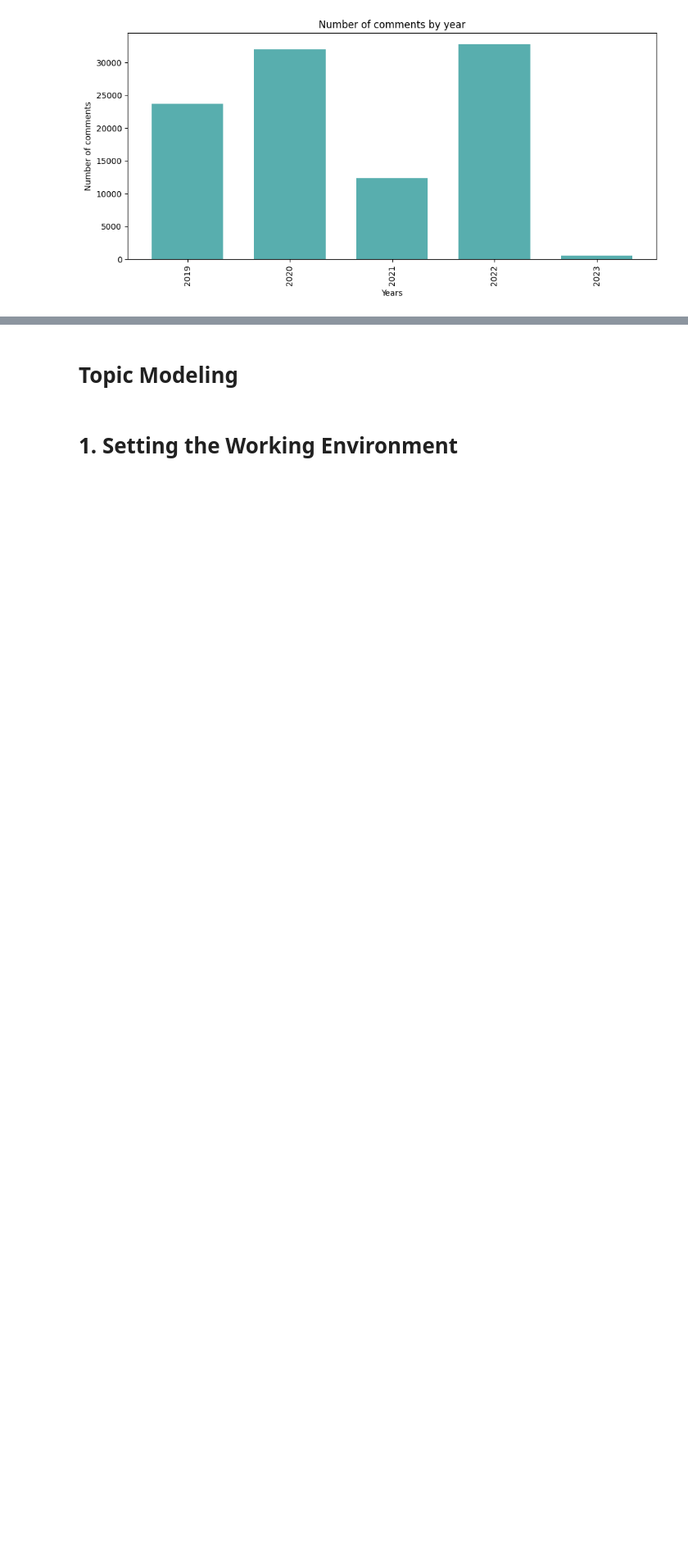
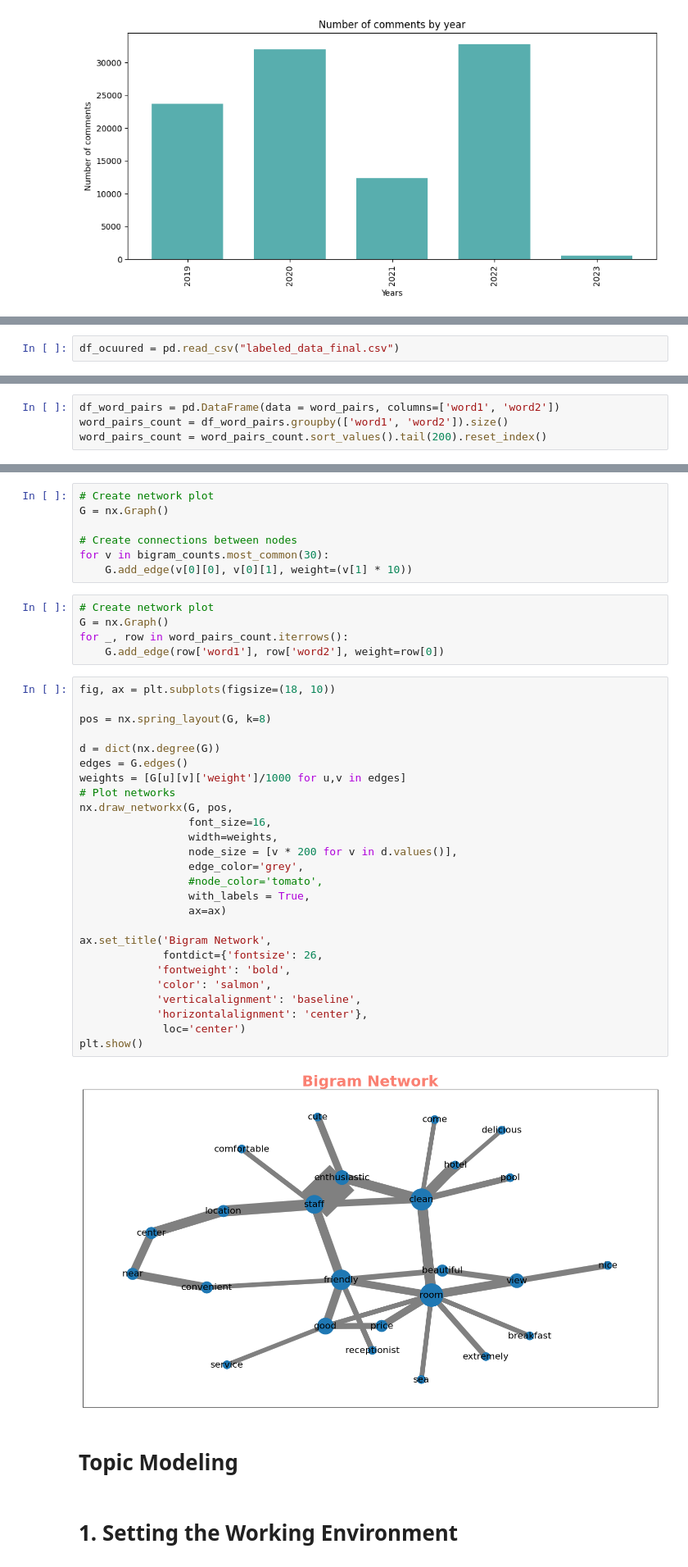
Before and after one commit to Tamuonanthit/NCKH_Airbnb, a Jupyter notebook: NCKH-1.ipynb, the cells around one changed output, grey strips where cells are left out. Shown at 82% size. Drawn from its saved outputs; the diff is of its cells as text; blank space fills up the shorter version.

```diff
--- a/NCKH-1.ipynb
+++ b/NCKH-1.ipynb
@@ -604,0 +668,2 @@ plt.show()
+# %%
+df_ocuured = pd.read_csv("labeled_data_final.csv")
@@ -604,0 +688,4 @@ plt.show()
+# %%
+df_word_pairs = pd.DataFrame(data = word_pairs, columns=['word1', 'word2'])
+word_pairs_count = df_word_pairs.groupby(['word1', 'word2']).size()
+word_pairs_count = word_pairs_count.sort_values().tail(200).reset_index()
@@ -605,3 +783,43 @@ plt.show()
+# %%
+# Create network plot
+G = nx.Graph()
+
+# Create connections between nodes
+for v in bigram_counts.most_common(30):
+    G.add_edge(v[0][0], v[0][1], weight=(v[1] * 10))
+# %%
+# Create network plot
+G = nx.Graph()
+for _, row in word_pairs_count.iterrows():
+    G.add_edge(row['word1'], row['word2'], weight=row[0])
+# %%
+fig, ax = plt.subplots(figsize=(18, 10))
+
+pos = nx.spring_layout(G, k=8)
+
+d = dict(nx.degree(G))
+edges = G.edges()
+weights = [G[u][v]['weight']/1000 for u,v in edges]
+# Plot networks
+nx.draw_networkx(G, pos,
+                 font_size=16,
+                 width=weights,
+                 node_size = [v * 200 for v in d.values()],
+                 edge_color='grey',
+                 #node_color='tomato',
+                 with_labels = True,
+                 ax=ax)
+
+ax.set_title('Bigram Network',
+             fontdict={'fontsize': 26,
+            'fontweight': 'bold',
+            'color': 'salmon',
+            'verticalalignment': 'baseline',
+            'horizontalalignment': 'center'},
+             loc='center')
+plt.show()
+# %% [output]
+[figure, added]
 # %% [markdown]
 # Topic Modeling
 # %% [markdown]
```
Also changed, not shown: parts of 12 cells of this notebook.
